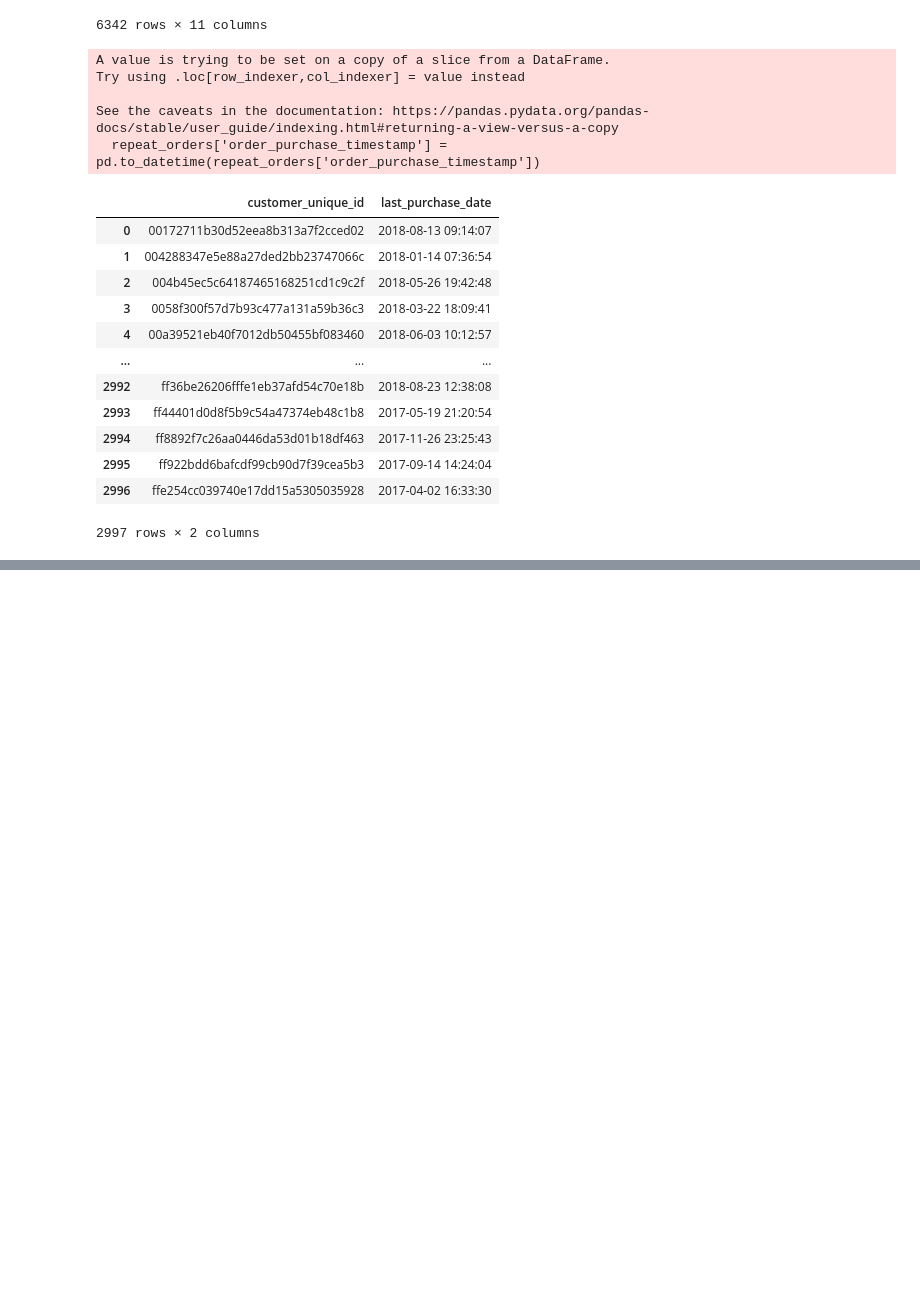
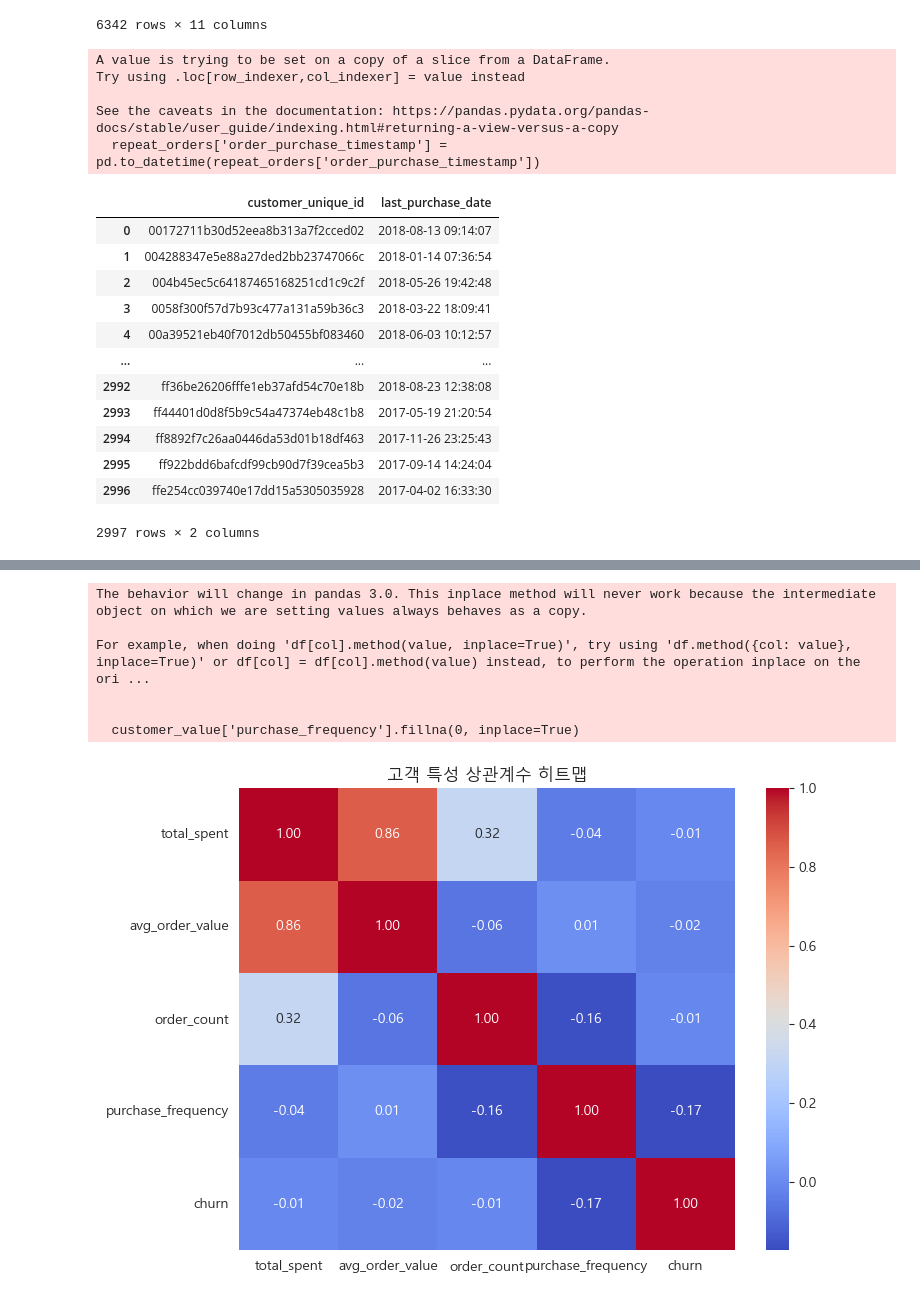
Before and after one commit to jinijini20/SKN14-2nd-5Team, a Jupyter notebook: JenoJungKyu/reprice.ipynb, the cells around one changed output, grey strips where cells are left out. Drawn from its saved outputs; the diff is of its cells as text; code cells hidden in the pictures; blank space fills up the shorter version.

```diff
--- a/JenoJungKyu/reprice.ipynb
+++ b/JenoJungKyu/reprice.ipynb
@@ -232,0 +304,69 @@ print(last_purchase.head())
+# %%
+# 2. orders_df에 customer_unique_id 병합
+orders_df = orders_df.merge(customers_df[['customer_id', 'customer_unique_id']], on='customer_id', how='left')
+
+# 3. 고객별 주문 수 계산 (재구매 고객 찾기)
+order_counts = orders_df.groupby('customer_unique_id')['order_id'].nunique().reset_index()
+order_counts.columns = ['customer_unique_id', 'order_count']
+repeat_customers = order_counts[order_counts['order_count'] >= 2]
+
+# 4. 재구매 고객 주문만 필터링
+repeat_orders = orders_df[orders_df['customer_unique_id'].isin(repeat_customers['customer_unique_id'])]
+
+# 5. 중복 컬럼 제거 (merge 과정에서 생긴 중복 컬럼 문제 방지)
+repeat_orders = repeat_orders.loc[:, ~repeat_orders.columns.duplicated()]
+
+# 6. 날짜 타입 변환
+repeat_orders['order_purchase_timestamp'] = pd.to_datetime(repeat_orders['order_purchase_timestamp'])
+
+# 7. 고객별 마지막 구매일 계산
+last_purchase = repeat_orders.groupby('customer_unique_id')['order_purchase_timestamp'].max().reset_index()
+last_purchase.columns = ['customer_unique_id', 'last_purchase_date']
+
+# 8. 전체 주문 중 마지막 날짜 기준
+reference_date = repeat_orders['order_purchase_timestamp'].max()
+
+# 9. 마지막 구매일 기준 경과일 계산
+last_purchase['days_since_last_purchase'] = (reference_date - last_purchase['last_purchase_date']).dt.days
+
+# 10. churn 컬럼 정의 (90일 이상 경과 시 이탈로 간주)
+last_purchase['churn'] = last_purchase['days_since_last_purchase'] > 90
+
+# 11. 주문별 가격 정보 병합
+repeat_orders = repeat_orders.merge(order_items_df[['order_id', 'price']], on='order_id', how='left')
+
+# 12. 고객별 총 지출, 평균 주문 금액, 주문 횟수, 첫 구매, 마지막 구매 계산
+customer_value = repeat_orders.groupby('customer_unique_id').agg({
+    'price': ['sum', 'mean'],
+    'order_purchase_timestamp': ['min', 'max', 'count']
+}).reset_index()
+
+customer_value.columns = ['customer_unique_id', 'total_spent', 'avg_order_value',
+                          'first_purchase', 'last_purchase', 'order_count']
+
+# 13. 평균 구매 간격 계산
+customer_value['purchase_frequency'] = (
+    (customer_value['last_purchase'] - customer_value['first_purchase']).dt.days /
+    (customer_value['order_count'] - 1)
+)
+customer_value['purchase_frequency'].fillna(0, inplace=True)
+
+# 14. churn 정보 병합
+customer_features = customer_value.merge(last_purchase[['customer_unique_id', 'churn']], on='customer_unique_id', how='left')
+
+# 15. 상관계수 히트맵 그리기
+corr_cols = ['total_spent', 'avg_order_value', 'order_count', 'purchase_frequency', 'churn']
+corr_matrix = customer_features[corr_cols].corr()
+
+plt.figure(figsize=(8, 6))
+sns.heatmap(corr_matrix, annot=True, cmap='coolwarm', fmt='.2f')
+plt.title('고객 특성 상관계수 히트맵')
+plt.show()
+# %% [output]
+The behavior will change in pandas 3.0. This inplace method will never work because the intermediate object on which we are setting values always behaves as a copy.
+
+For example, when doing 'df[col].method(value, inplace=True)', try using 'df.method({col: value}, inplace=True)' or df[col] = df[col].method(value) instead, to perform the operation inplace on the ori ...
+
+
+  customer_value['purchase_frequency'].fillna(0, inplace=True)
+[figure, added]
```
Also changed, not shown: parts of 11 cells of this notebook.
